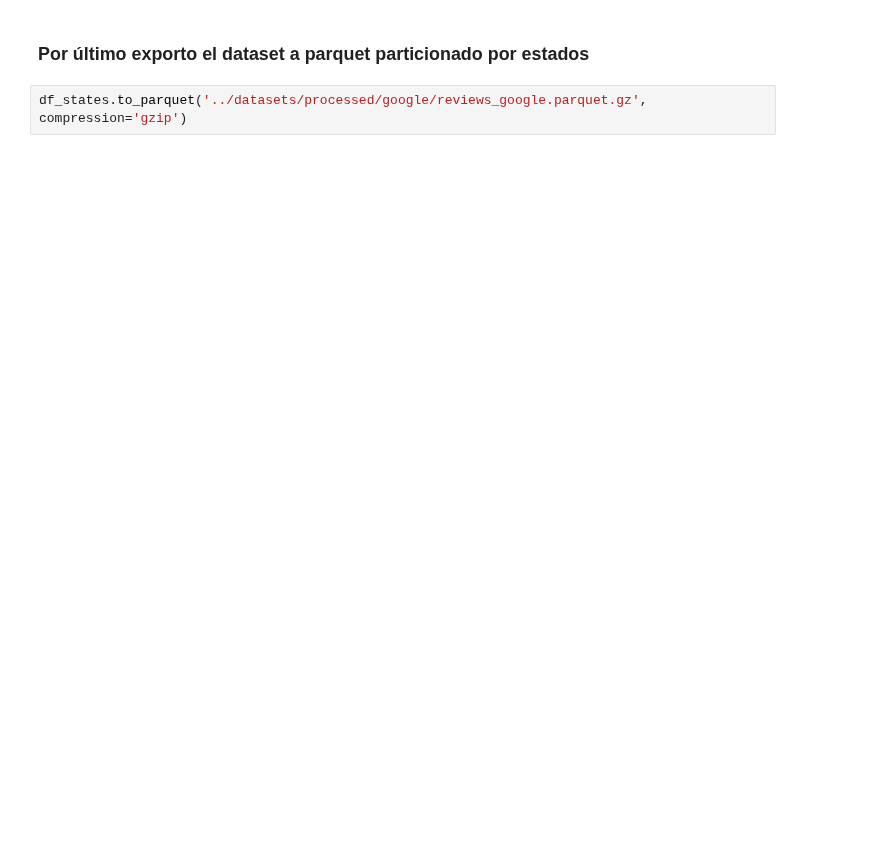
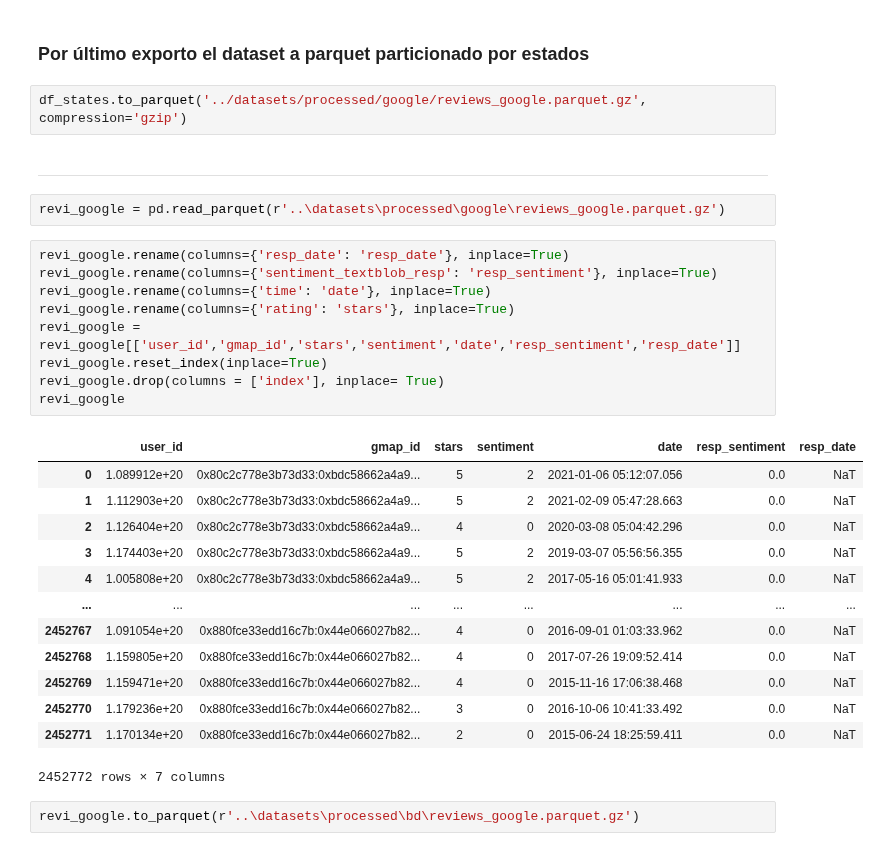
Before and after one commit to Paniceres/GP_Henry, a Jupyter notebook: etl-eda/etl_reviews_google.ipynb, the cells around one changed output. Saved outputs shown, nothing was run; the diff lists cells and outputs as text; blank space fills up the shorter version.

Commit message:
terminando etl google

```diff
--- a/etl-eda/etl_reviews_google.ipynb
+++ b/etl-eda/etl_reviews_google.ipynb
@@ -216,3 +208,32 @@ df_states.head(1)
 ### Por último exporto el dataset a parquet particionado por estados
 # %%
 df_states.to_parquet('../datasets/processed/google/reviews_google.parquet.gz', compression='gzip')
+# %% [markdown]
+---
+# %%
+revi_google = pd.read_parquet(r'..\datasets\processed\google\reviews_google.parquet.gz')
+# %%
+revi_google.rename(columns={'resp_date': 'resp_date'}, inplace=True)
+revi_google.rename(columns={'sentiment_textblob_resp': 'resp_sentiment'}, inplace=True)
+revi_google.rename(columns={'time': 'date'}, inplace=True)
+revi_google.rename(columns={'rating': 'stars'}, inplace=True)
+revi_google = revi_google[['user_id','gmap_id','stars','sentiment','date','resp_sentiment','resp_date']]
+revi_google.reset_index(inplace=True)
+revi_google.drop(columns = ['index'], inplace= True)
+revi_google
+# %% [output]
+|  | user_id | gmap_id | stars | sentiment | date | resp_sentiment | resp_date |
+| 0 | 1.089912e+20 | 0x80c2c778e3b73d33:0xbdc58662a4a9... | 5 | 2 | 2021-01-06 05:12:07.056 | 0.0 | NaT |
+| 1 | 1.112903e+20 | 0x80c2c778e3b73d33:0xbdc58662a4a9... | 5 | 2 | 2021-02-09 05:47:28.663 | 0.0 | NaT |
+| 2 | 1.126404e+20 | 0x80c2c778e3b73d33:0xbdc58662a4a9... | 4 | 0 | 2020-03-08 05:04:42.296 | 0.0 | NaT |
+| 3 | 1.174403e+20 | 0x80c2c778e3b73d33:0xbdc58662a4a9... | 5 | 2 | 2019-03-07 05:56:56.355 | 0.0 | NaT |
+| 4 | 1.005808e+20 | 0x80c2c778e3b73d33:0xbdc58662a4a9... | 5 | 2 | 2017-05-16 05:01:41.933 | 0.0 | NaT |
+| ... | ... | ... | ... | ... | ... | ... | ... |
+| 2452767 | 1.091054e+20 | 0x880fce33edd16c7b:0x44e066027b82... | 4 | 0 | 2016-09-01 01:03:33.962 | 0.0 | NaT |
+| 2452768 | 1.159805e+20 | 0x880fce33edd16c7b:0x44e066027b82... | 4 | 0 | 2017-07-26 19:09:52.414 | 0.0 | NaT |
+| 2452769 | 1.159471e+20 | 0x880fce33edd16c7b:0x44e066027b82... | 4 | 0 | 2015-11-16 17:06:38.468 | 0.0 | NaT |
+| 2452770 | 1.179236e+20 | 0x880fce33edd16c7b:0x44e066027b82... | 3 | 0 | 2016-10-06 10:41:33.492 | 0.0 | NaT |
+| 2452771 | 1.170134e+20 | 0x880fce33edd16c7b:0x44e066027b82... | 2 | 0 | 2015-06-24 18:25:59.411 | 0.0 | NaT |
+2452772 rows × 7 columns
+# %%
+revi_google.to_parquet(r'..\datasets\processed\bd\reviews_google.parquet.gz')
```
Also changed, not shown: parts of 2 cells of this notebook, 3 other files.
